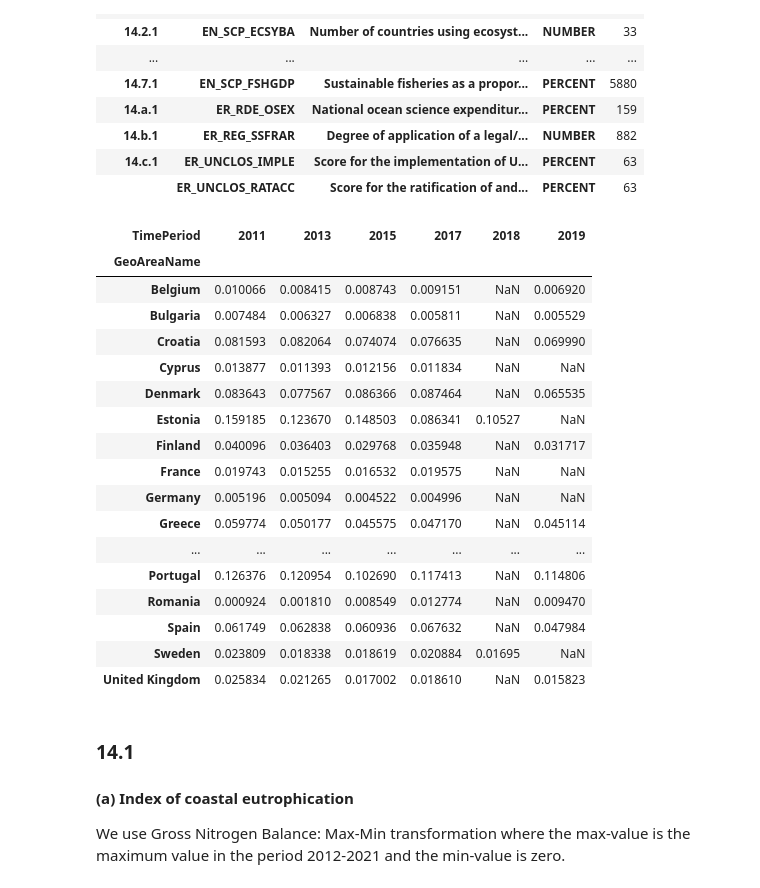
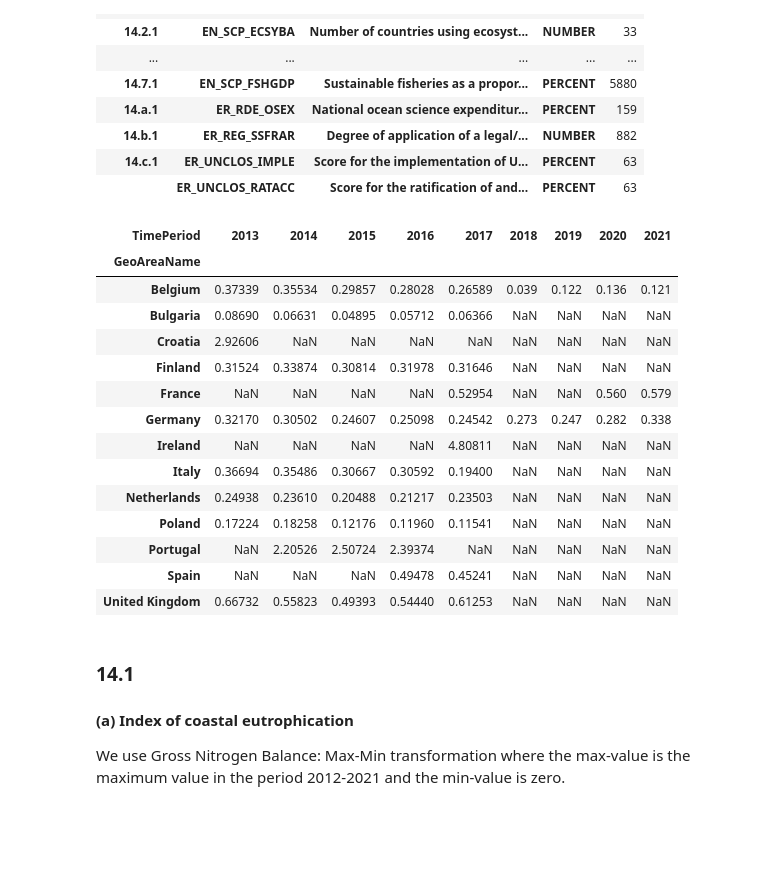
Before and after one commit to isaldiviagonzatti/sdg14, a Jupyter notebook: code/exploreSDG14.ipynb, the cells around one changed output. Cells and saved outputs as stored; diff of their text form; code cells hidden in the pictures; blank space fills up the shorter version.

```diff
--- a/code/exploreSDG14.ipynb
+++ b/code/exploreSDG14.ipynb
@@ -328,26 +329,23 @@ Wall time: 3.48 s
 # %%
 sdg14 = sdg14[sdg14['GeoAreaName'].isin(countries)]
 sdg14.loc[sdg14['GeoAreaName'].str.contains(r'^(?=.*United)(?=.*Kingdom)'), 'GeoAreaName'] = 'United Kingdom'
-sdg14[sdg14['SeriesCode']=='EN_SCP_FSHGDP'].pivot_table(columns='TimePeriod', index='GeoAreaName', values='Value', aggfunc='mean')
+sdg14[sdg14['SeriesCode']=='ER_RDE_OSEX'].pivot_table(columns='TimePeriod', index='GeoAreaName', values='Value', aggfunc='mean')
 # %% [output]
-| TimePeriod | 2011 | 2013 | 2015 | 2017 | 2018 | 2019 |
-| GeoAreaName |  |  |  |  |  |  |
-| Belgium | 0.010066 | 0.008415 | 0.008743 | 0.009151 | NaN | 0.006920 |
-| Bulgaria | 0.007484 | 0.006327 | 0.006838 | 0.005811 | NaN | 0.005529 |
-| Croatia | 0.081593 | 0.082064 | 0.074074 | 0.076635 | NaN | 0.069990 |
-| Cyprus | 0.013877 | 0.011393 | 0.012156 | 0.011834 | NaN | NaN |
-| Denmark | 0.083643 | 0.077567 | 0.086366 | 0.087464 | NaN | 0.065535 |
-| Estonia | 0.159185 | 0.123670 | 0.148503 | 0.086341 | 0.10527 | NaN |
-| Finland | 0.040096 | 0.036403 | 0.029768 | 0.035948 | NaN | 0.031717 |
-| France | 0.019743 | 0.015255 | 0.016532 | 0.019575 | NaN | NaN |
-| Germany | 0.005196 | 0.005094 | 0.004522 | 0.004996 | NaN | NaN |
-| Greece | 0.059774 | 0.050177 | 0.045575 | 0.047170 | NaN | 0.045114 |
-| ... | ... | ... | ... | ... | ... | ... |
-| Portugal | 0.126376 | 0.120954 | 0.102690 | 0.117413 | NaN | 0.114806 |
-| Romania | 0.000924 | 0.001810 | 0.008549 | 0.012774 | NaN | 0.009470 |
-| Spain | 0.061749 | 0.062838 | 0.060936 | 0.067632 | NaN | 0.047984 |
-| Sweden | 0.023809 | 0.018338 | 0.018619 | 0.020884 | 0.01695 | NaN |
-| United Kingdom | 0.025834 | 0.021265 | 0.017002 | 0.018610 | NaN | 0.015823 |
+| TimePeriod | 2013 | 2014 | 2015 | 2016 | 2017 | 2018 | 2019 | 2020 | 2021 |
+| GeoAreaName |  |  |  |  |  |  |  |  |  |
+| Belgium | 0.37339 | 0.35534 | 0.29857 | 0.28028 | 0.26589 | 0.039 | 0.122 | 0.136 | 0.121 |
+| Bulgaria | 0.08690 | 0.06631 | 0.04895 | 0.05712 | 0.06366 | NaN | NaN | NaN | NaN |
+| Croatia | 2.92606 | NaN | NaN | NaN | NaN | NaN | NaN | NaN | NaN |
+| Finland | 0.31524 | 0.33874 | 0.30814 | 0.31978 | 0.31646 | NaN | NaN | NaN | NaN |
+| France | NaN | NaN | NaN | NaN | 0.52954 | NaN | NaN | 0.560 | 0.579 |
+| Germany | 0.32170 | 0.30502 | 0.24607 | 0.25098 | 0.24542 | 0.273 | 0.247 | 0.282 | 0.338 |
+| Ireland | NaN | NaN | NaN | NaN | 4.80811 | NaN | NaN | NaN | NaN |
+| Italy | 0.36694 | 0.35486 | 0.30667 | 0.30592 | 0.19400 | NaN | NaN | NaN | NaN |
+| Netherlands | 0.24938 | 0.23610 | 0.20488 | 0.21217 | 0.23503 | NaN | NaN | NaN | NaN |
+| Poland | 0.17224 | 0.18258 | 0.12176 | 0.11960 | 0.11541 | NaN | NaN | NaN | NaN |
+| Portugal | NaN | 2.20526 | 2.50724 | 2.39374 | NaN | NaN | NaN | NaN | NaN |
+| Spain | NaN | NaN | NaN | 0.49478 | 0.45241 | NaN | NaN | NaN | NaN |
+| United Kingdom | 0.66732 | 0.55823 | 0.49393 | 0.54440 | 0.61253 | NaN | NaN | NaN | NaN |
 # %% [markdown]
 ### 14.1
 #### (a) Index of coastal eutrophication
```
Also changed, not shown: parts of 8 cells of this notebook, 2 other files.
